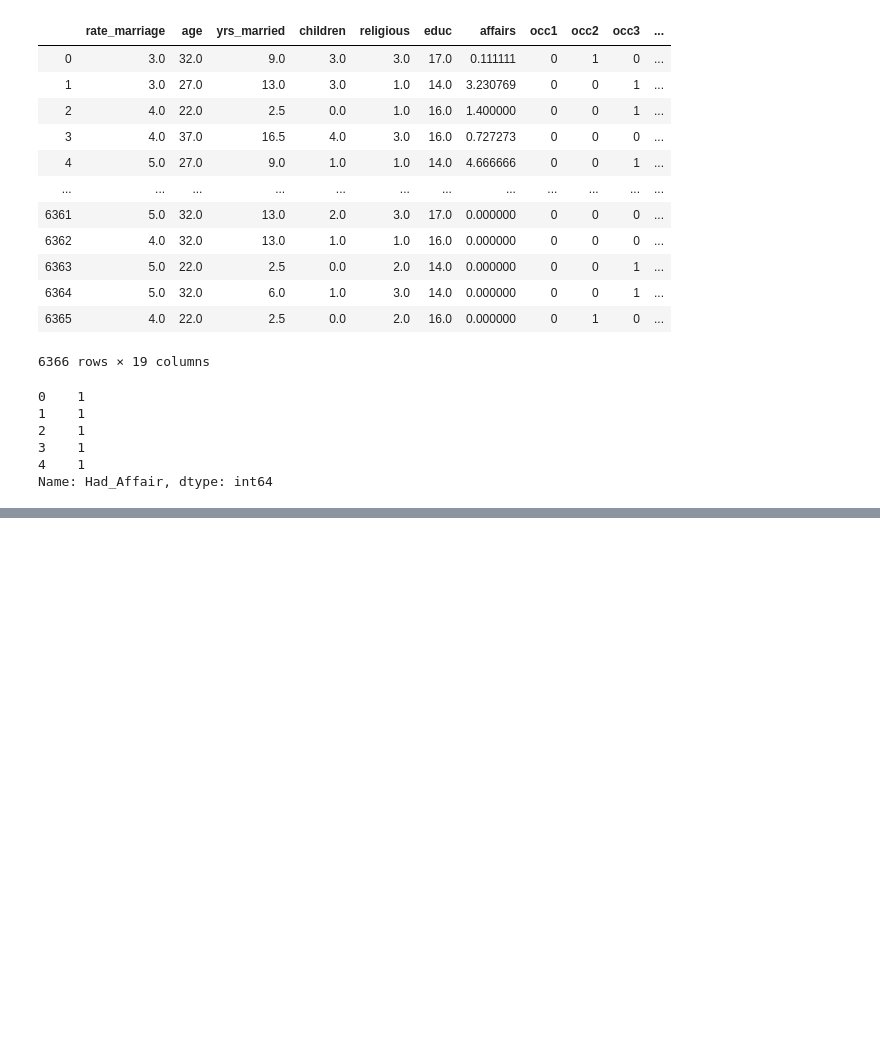
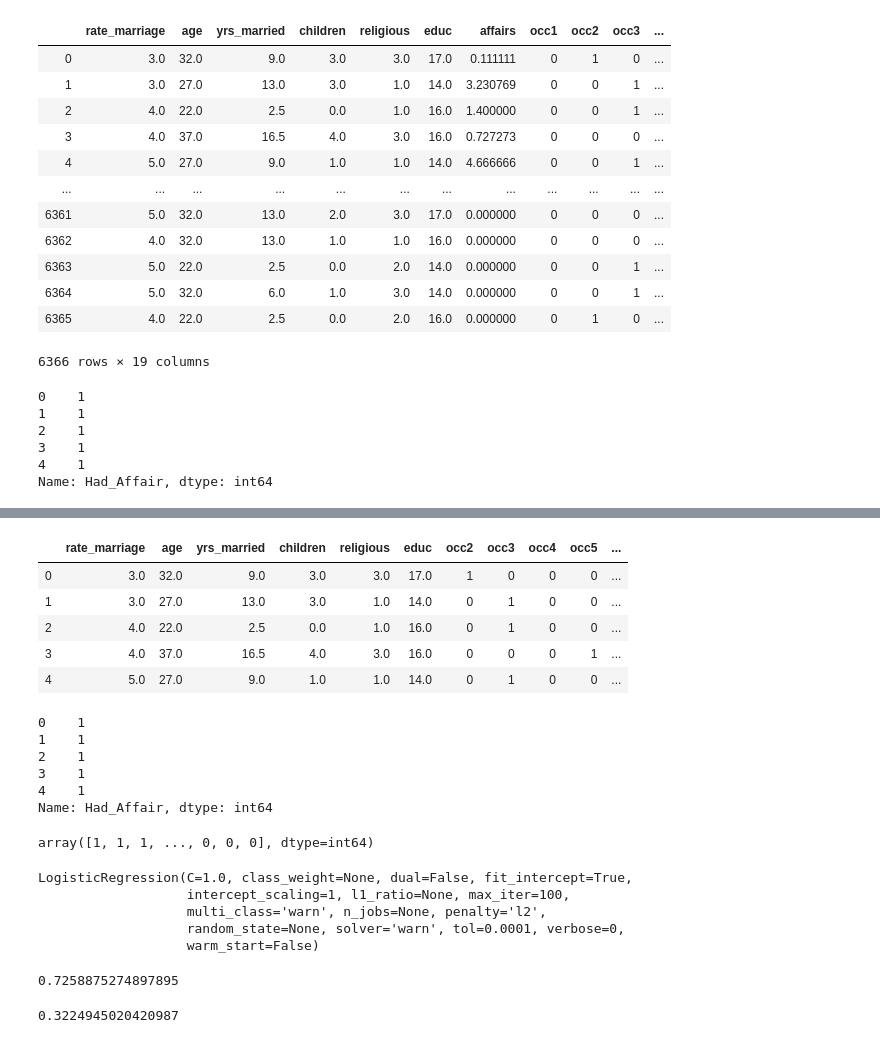
Before and after one commit to anijorshrestha/Machine-Learning, a Jupyter notebook: Supervised Learning - Logistic Regression.ipynb, the cells around one changed output, grey strips where cells are left out. Saved outputs shown, nothing was run; the diff lists cells and outputs as text; code cells hidden in the pictures; blank space fills up the shorter version.

```diff
--- a/Supervised Learning - Logistic Regression.ipynb
+++ b/Supervised Learning - Logistic Regression.ipynb
@@ -179,0 +201,25 @@ Name: Had_Affair, dtype: int64
+# %%
+X = X.drop('affairs',axis=1)
+# %%
+X.head()
+# %% [output]
+|  | rate_marriage | age | yrs_married | children | religious | educ | occ2 | occ3 | occ4 | occ5 | ... |
+| 0 | 3.0 | 32.0 | 9.0 | 3.0 | 3.0 | 17.0 | 1 | 0 | 0 | 0 | ... |
+| 1 | 3.0 | 27.0 | 13.0 | 3.0 | 1.0 | 14.0 | 0 | 1 | 0 | 0 | ... |
+| 2 | 4.0 | 22.0 | 2.5 | 0.0 | 1.0 | 16.0 | 0 | 1 | 0 | 0 | ... |
+| 3 | 4.0 | 37.0 | 16.5 | 4.0 | 3.0 | 16.0 | 0 | 0 | 0 | 1 | ... |
+| 4 | 5.0 | 27.0 | 9.0 | 1.0 | 1.0 | 14.0 | 0 | 1 | 0 | 0 | ... |
+# %%
+Y.head()
+# %% [output]
+0    1
+1    1
+2    1
+3    1
+4    1
+Name: Had_Affair, dtype: int64
+# %%
+Y = np.ravel(Y)
+Y
+# %% [output]
+array([1, 1, 1, ..., 0, 0, 0], dtype=int64)
@@ -179,0 +228,16 @@ Name: Had_Affair, dtype: int64
+# %%
+log_model.fit(X,Y)
+# %% [output]
+LogisticRegression(C=1.0, class_weight=None, dual=False, fit_intercept=True,
+                   intercept_scaling=1, l1_ratio=None, max_iter=100,
+                   multi_class='warn', n_jobs=None, penalty='l2',
+                   random_state=None, solver='warn', tol=0.0001, verbose=0,
+                   warm_start=False)
+# %%
+log_model.score(X,Y)
+# %% [output]
+0.7258875274897895
+# %%
+Y.mean()
+# %% [output]
+0.3224945020420987
```
Also changed, not shown: parts of 10 cells of this notebook.
